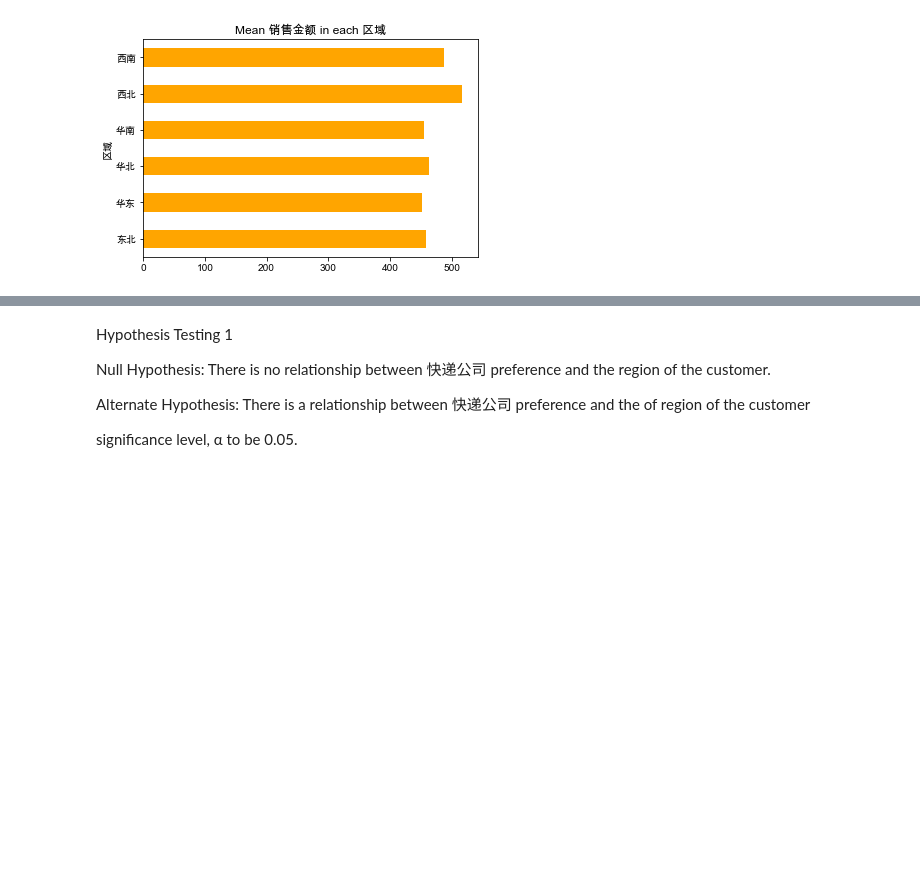
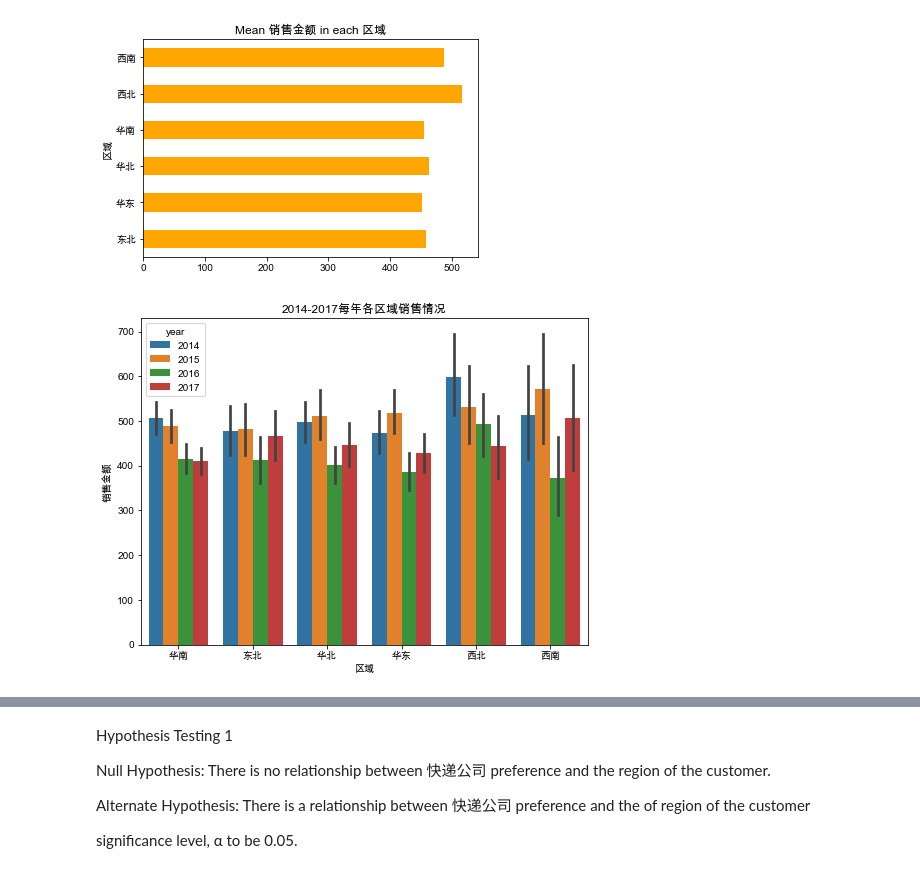
Before and after one commit to UniqueLWS/LWS, a Jupyter notebook: 7810_Group project source code_group 6.ipynb, the cells around one changed output, grey strips where cells are left out. Cells and saved outputs as stored; diff of their text form; code cells hidden in the pictures; blank space fills up the shorter version.

```diff
--- a/7810_Group project source code_group 6.ipynb
+++ b/7810_Group project source code_group 6.ipynb
@@ -353,3 +352,11 @@ data_new.groupby('区域')['销售金额'].mean().plot(kind='barh',
 # %% [output]
 <AxesSubplot:title={'center':'Mean 销售金额 in each 区域'}, ylabel='区域'>
 [figure]
+# %%
+# with time we can also plot
+plt.figure(figsize=(8,6))
+sns.barplot(data=data_new, x='区域', y='销售金额', hue='year')
+plt.title('2014-2017每年各区域销售情况')
+plt.show()
+# %% [output]
+[figure, added]
```
Also changed, not shown: parts of 61 cells of this notebook.
